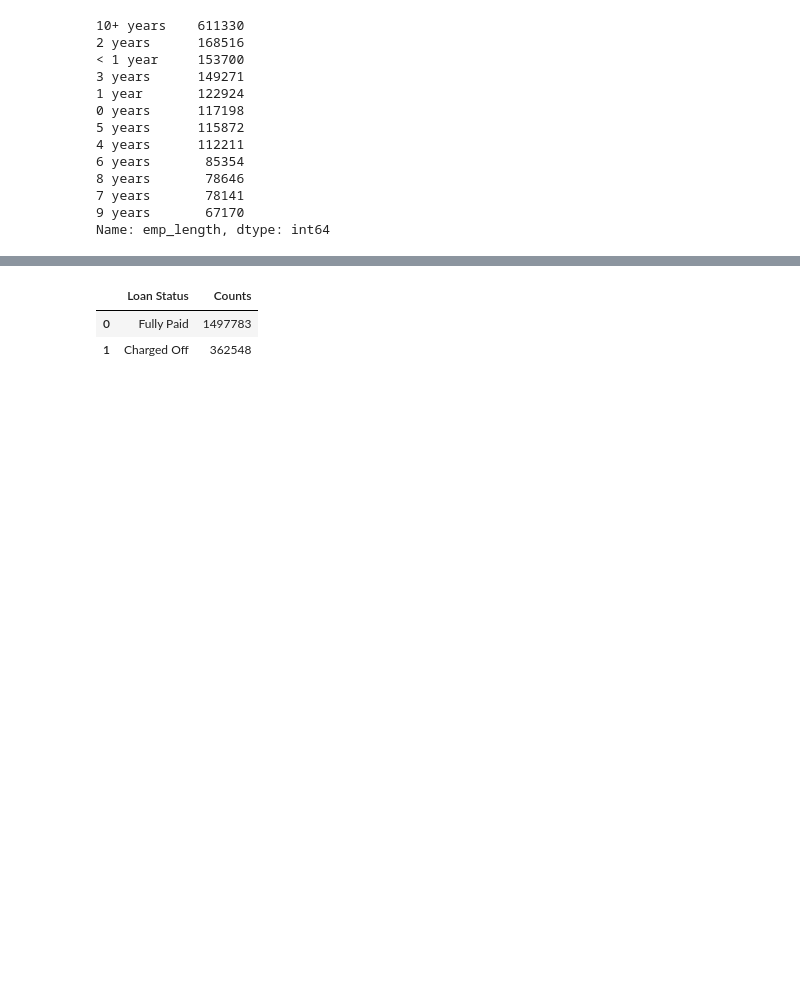
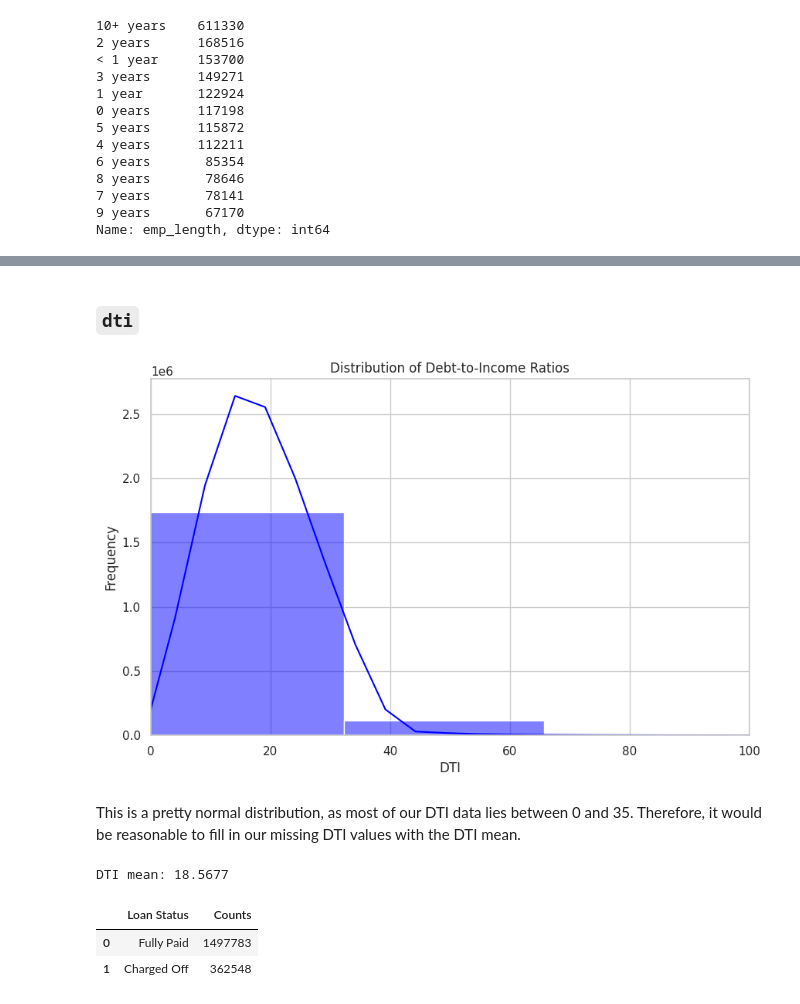
Before and after one commit to noahnguyen2004/Loan-Default-Prediction, a Jupyter notebook: loan_lending.ipynb, the cells around one changed output, grey strips where cells are left out. Drawn from its saved outputs; the diff is of its cells as text; code cells hidden in the pictures; blank space fills up the shorter version.

```diff
--- a/loan_lending.ipynb
+++ b/loan_lending.ipynb
@@ -283,0 +349,3 @@ Name: emp_length, dtype: int64
+# %%
+df['emp_title'] = df['emp_title'].fillna('OTHER')
+df.head()
@@ -284,3 +359,28 @@ Name: emp_length, dtype: int64
+# %% [markdown]
+### `dti`
+# %%
+plt.figure(figsize=(10, 6))  # Adjust the figure size as needed
+sns.set(style="whitegrid")
+
+sns.histplot(data=df['dti'], bins=30, kde=True, color='blue')
+
+plt.xlabel("DTI")
+plt.ylabel("Frequency")
+plt.title("Distribution of Debt-to-Income Ratios")
+
+plt.xlim(0, 100)
+plt.show()
+# %% [output]
+[figure, added]
+# %% [markdown]
+This is a pretty normal distribution, as most of our DTI data lies between 0 and 35. Therefore, it would be reasonable to fill in our missing DTI values with the DTI mean.
+# %%
+dti_mean = df['dti'].mean()                 # compute the mean of all DTI values
+print(f'DTI mean: {dti_mean:.4f}')
+
+df['dti'] = df['dti'].fillna(dti_mean)      # replace all missing DTI values with the DTI mean
+# %% [output]
+DTI mean: 18.5677
 # %%
 loan_status_counts = df['loan_status'].value_counts()
 
```
Also changed, not shown: parts of 18 cells of this notebook.
